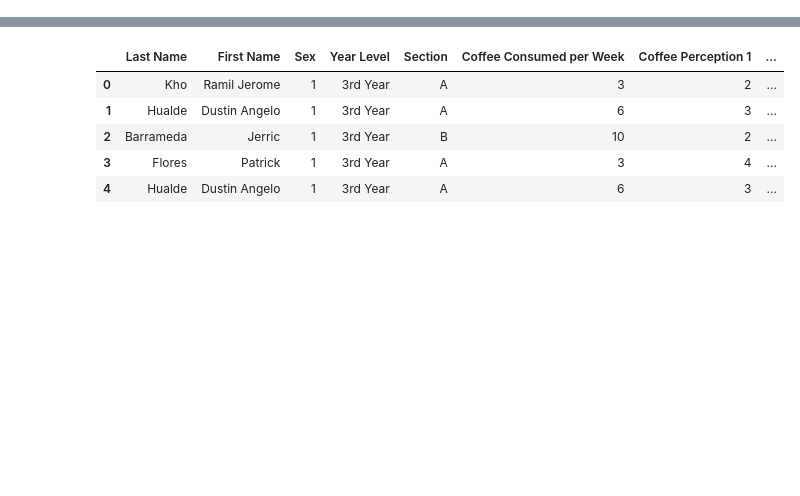
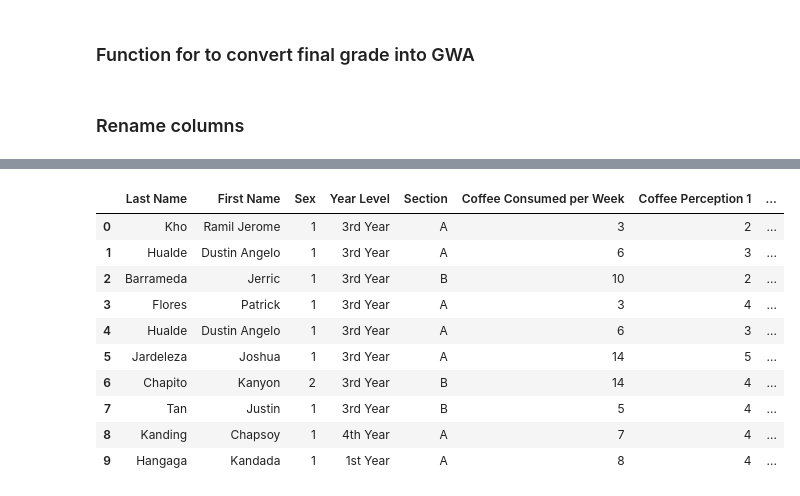
Before and after one commit to kentjordan/prob-stats, a Jupyter notebook: coffee.ipynb, the cells around one changed output, grey strips where cells are left out. Drawn from its saved outputs; the diff is of its cells as text; code cells hidden in the pictures; blank space fills up the shorter version.

Commit message:
Added Frequency Tables and Pandas Configs

```diff
--- a/coffee.ipynb
+++ b/coffee.ipynb
@@ -13,3 +7,5 @@ please provide us feedback at https://github.com/pandas-dev/pandas/issues/54466
+# %%
+pd.set_option('display.precision', 2) # Only display 2 decimals
 # %%
 df = pd.read_csv("data/responses.csv")
 
@@ -21,6 +17,8 @@ df.head()
 | 2 | Barrameda | Jerric | Male | 3rd Year | B | 10 | Disagree | ... |
 | 3 | Flores | Patrick | Male | 3rd Year | A | 3 | Agree | ... |
 | 4 | Hualde | Dustin Angelo | Male | 3rd Year | A | 6 | Neutral | ... |
+# %% [markdown]
+### Function for to convert final grade into GWA
 # %%
 def convert_to_gwa(final_grade):
   if final_grade >= 98:
@@ -43,6 +41,8 @@ def convert_to_gwa(final_grade):
     return 3.0
   else:
     return final_grade
+# %% [markdown]
+### Rename columns
 # %%
 df = df.rename(columns = {
     'How many cups of coffee can you consume in a week?':'Coffee Consumed per Week',
@@ -72,23 +72,28 @@ df.head()
 # %%
 replacer = {'Strongly disagree':1, 'Disagree':2, 'Neutral':3, 'Agree':4, 'Strongly agree':5, 'Male':1, 'Female':2}
 
 perception_cols = ['Coffee Perception 1', 'Coffee Perception 2', 'Coffee Perception 3', 'Coffee Perception 4', 'Coffee Perception 5', 'Coffee Perception 6',
                    'Coffee Perception 7', 'Coffee Perception 8', 'Coffee Perception 9', 'Coffee Perception 10']
 
 cols = df.columns[df.dtypes == 'object']
 
 df[cols] = df[cols].replace(replacer)
 
 df['Perception Mean'] = df[perception_cols].mean(axis=1)
 
-df.head()
+df.head(10)
 # %% [output]
 |  | Last Name | First Name | Sex | Year Level | Section | Coffee Consumed per Week | Coffee Perception 1 | ... |
 | 0 | Kho | Ramil Jerome | 1 | 3rd Year | A | 3 | 2 | ... |
 | 1 | Hualde | Dustin Angelo | 1 | 3rd Year | A | 6 | 3 | ... |
 | 2 | Barrameda | Jerric | 1 | 3rd Year | B | 10 | 2 | ... |
 | 3 | Flores | Patrick | 1 | 3rd Year | A | 3 | 4 | ... |
 | 4 | Hualde | Dustin Angelo | 1 | 3rd Year | A | 6 | 3 | ... |
+| 5 | Jardeleza | Joshua | 1 | 3rd Year | A | 14 | 5 | ... |
+| 6 | Chapito | Kanyon | 2 | 3rd Year | B | 14 | 4 | ... |
+| 7 | Tan | Justin | 1 | 3rd Year | B | 5 | 4 | ... |
+| 8 | Kanding | Chapsoy | 1 | 4th Year | A | 7 | 4 | ... |
+| 9 | Hangaga | Kandada | 1 | 1st Year | A | 8 | 4 | ... |
 # %%
 df.describe()
 # %% [output]
```
Also changed, not shown: parts of 7 cells of this notebook.
